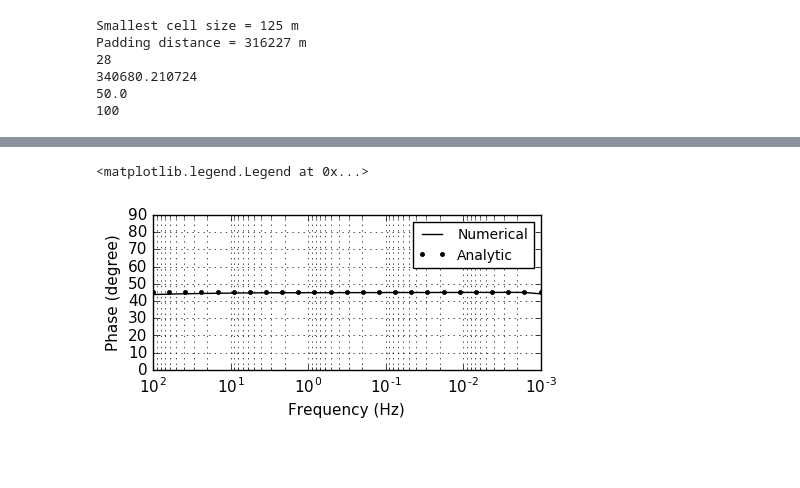
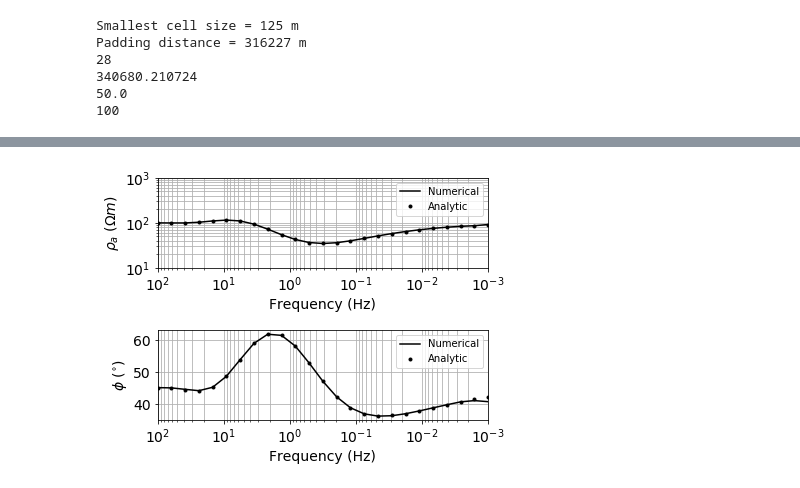
Before and after one commit to geoscixyz/computation, a Jupyter notebook: notebooks/MTtutorial/MT1D_Simulation_MutiFreqs.ipynb, the cells around one changed output, grey strips where cells are left out. Drawn from its saved outputs; the diff is of its cells as text; code cells hidden in the pictures; blank space fills up the shorter version.

```diff
--- a/notebooks/MTtutorial/MT1D_Simulation_MutiFreqs.ipynb
+++ b/notebooks/MTtutorial/MT1D_Simulation_MutiFreqs.ipynb
@@ -115,7 +112,7 @@ def MTsimulation(mesh, sigma, frequency):
         B = mesh.cellGradBC  # a matrix for boundary conditions
         Exbc = np.r_[0., 1.] # boundary values for Ex
         Msighat = Utils.sdiag(sigmahat)
-        Mmu = Utils.sdiag(mesh.aveF2CC.T * mu)
+        Mmu = Utils.sdiag(mesh.aveCC2F * mu)
 
         tempUp = sp.hstack((Grad, 1j*omega*Mmu)) # Top row of A matrix
         tempDw = sp.hstack((Msighat, Div)) # Bottom row of A matrix
@@ -162,18 +147,24 @@ plt.legend(("Numerical", "Analytic"), fontsize=10)
-# %%
-figsize(5, 2)
-plt.plot(frequency, app_phase, 'k-')
-plt.plot(frequency, app_phase_ana, 'k.')
-plt.yscale('linear')
-plt.xscale('log')
-plt.ylim(0, 90.)
-plt.grid(True, which='both')
-plt.xlim(frequency.max(), frequency.min())
-plt.xlabel("Frequency (Hz)")
-plt.ylabel("Phase (degree)")
-plt.legend(("Numerical", "Analytic"), fontsize=10)
-# %% [output]
-<matplotlib.legend.Legend at 0x...>
-[figure, removed]
+# %%
+fig = plt.figure(figsize = (6, 4.5))
+ax1 = plt.subplot(211)
+ax2 = plt.subplot(212)
+ax1.loglog(frequency, app_res, 'k-')
+ax1.loglog(frequency, app_res_ana, 'k.')
+ax2.semilogx(frequency, app_phase, 'k-')
+ax2.semilogx(frequency, app_phase_ana, 'k.')
+ax1.set_ylim((1e1, 1e3))
+for i, ax in enumerate([ax1, ax2]):
+    ax.grid(True, which='both')
+    ax.set_xlim(frequency.max(), frequency.min())
+    ax.set_xlabel("Frequency (Hz)")
+    if i==0:
+        ax.set_ylabel("$\\rho_a \ (\Omega m)$", fontsize = 14)
+    else:
+        ax.set_ylabel("$\phi \ (^{\circ})$", fontsize = 14)
+    ax.legend(("Numerical", "Analytic"), fontsize=10)
+plt.tight_layout()
+# %% [output]
+[figure, added]
 # %%
 sigmas = []
 for i in range(len(thicks)):
```
Also changed, not shown: parts of 10 cells of this notebook, 7 other files.
